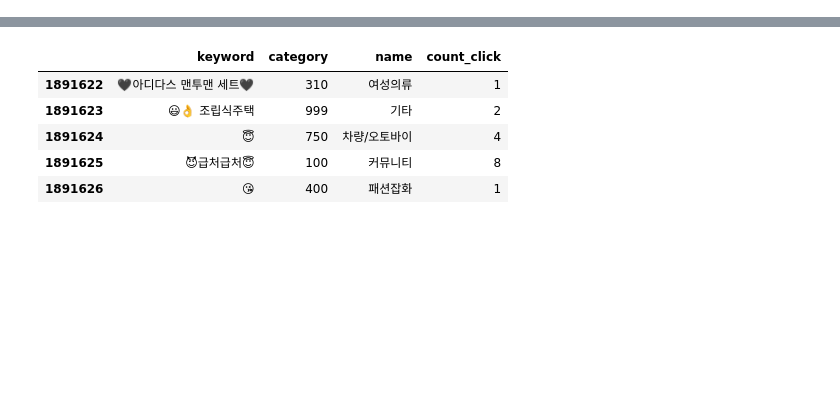
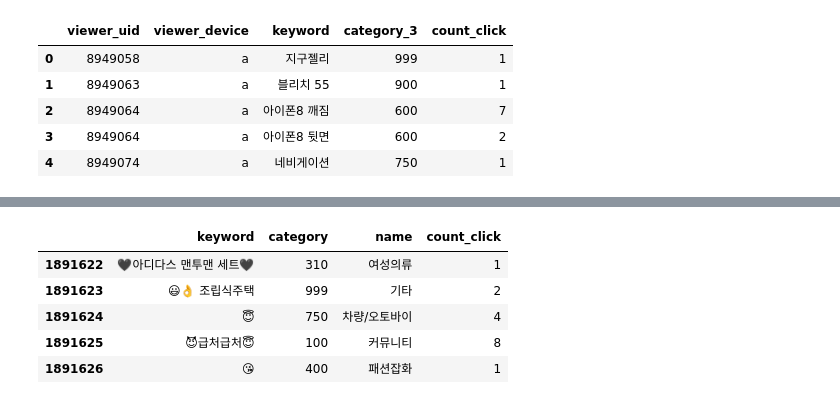
Before and after one commit to kiyoja07/python-bunjang, a Jupyter notebook: data-analysis/jupyter/search_to_click.ipynb, the cells around one changed output, grey strips where cells are left out. Drawn from its saved outputs; the diff is of its cells as text; code cells hidden in the pictures; blank space fills up the shorter version.

```diff
--- a/data-analysis/jupyter/Untitled.ipynb
+++ b/data-analysis/jupyter/search_to_click.ipynb
@@ -3,0 +71,9 @@ import numpy as np
+# %%
+df_click_agg.tail().reset_index()
+# %% [output]
+|  | viewer_uid | viewer_device | keyword | category_3 | count_click |
+| 0 | 8949058 | a | 지구젤리 | 999 | 1 |
+| 1 | 8949063 | a | 블리치 55 | 900 | 1 |
+| 2 | 8949064 | a | 아이폰8 깨짐 | 600 | 7 |
+| 3 | 8949064 | a | 아이폰8 뒷면 | 600 | 2 |
+| 4 | 8949074 | a | 네비게이션 | 750 | 1 |
```
Also changed, not shown: parts of 14 cells of this notebook, 11 other files.
